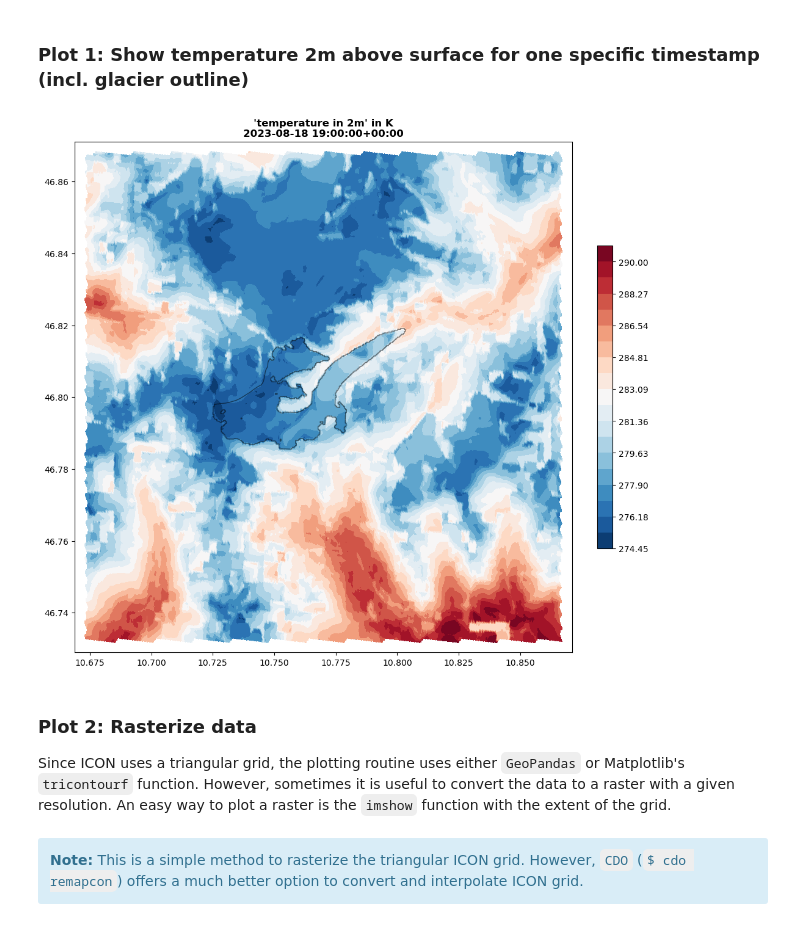
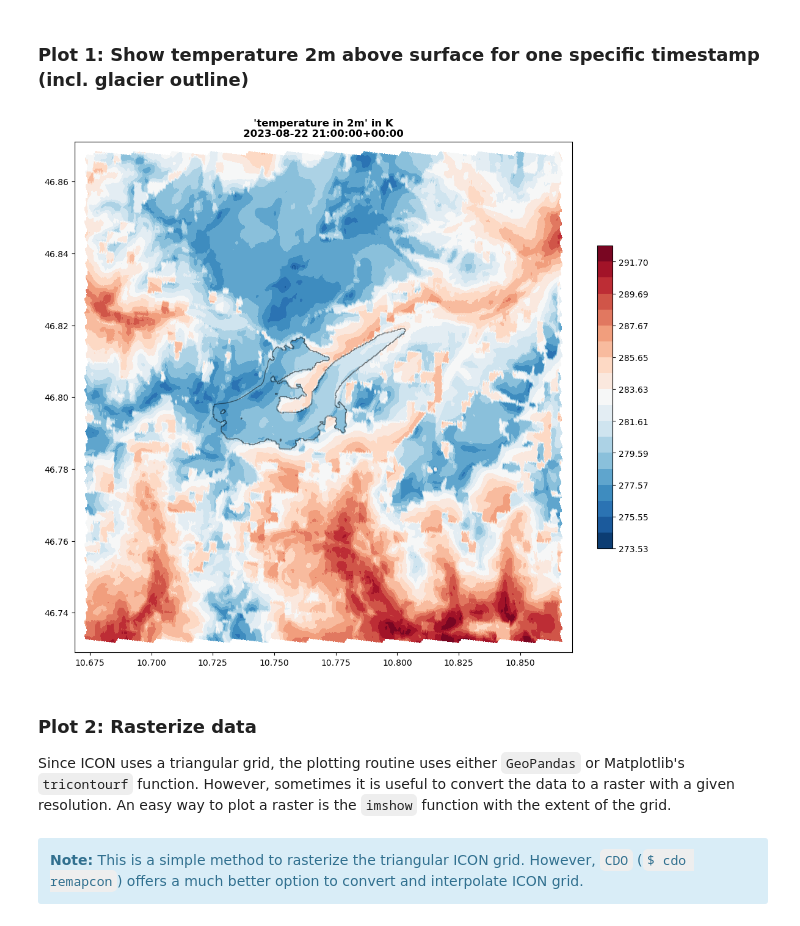
Before and after one commit to ClimLabTools/ICONProcessor, a Jupyter notebook: Examples/ICON_Example_HEF_DataGrid.ipynb, the cells around one changed output. Drawn from its saved outputs; the diff is of its cells as text; code cells hidden in the pictures.

Commit message:
Example ICON data - full grid and point

```diff
--- a/Examples/ICON_Example_HEF_DataGrid.ipynb
+++ b/Examples/ICON_Example_HEF_DataGrid.ipynb
@@ -26,8 +26,7 @@ root_dir = '/Users/geoalxx/Python/_ICON_data/hef/'
 
 file_51_grid       = root_dir + 'grid/hef_51m_DOM07.nc'
 file_51_extpar     = root_dir + 'grid/external_parameter_icon_hef_51m_DOM07_ALBEDO_RGI_tiles.nc'
-file_51_data_grid  = root_dir + 'data/LES_DOM01_ML_0016_single_t.nc'
-file_51_data_point = root_dir + 'data/LES_DOM01_37433_ML.nc'
+file_51_data_grid  = root_dir + 'data/LES_DOM01_ML_0032.nc'
 # %% [markdown]
 Read RGI v7.0 outlines for Central Europe as GeoDataframe. The outlines can be used for the plots.
 # %%
@@ -47,14 +46,14 @@ display(rgi_hef)
 # %%
 # init grid with files for 51m domain
 grid_51 = ICONGrid(file_51_grid, file_51_extpar)
 
 # init data grid
 datagrid_51 = grid_51.get_ICONDataGrid(file_51_data_grid)
-datagrid_51.plot_variable_2D(var='t_2m', time=0, no_zeros=True, outlines=rgi_hef, cmap='RdBu_r')
+datagrid_51.plot_variable_2D(var='t_2m', time=2, no_zeros=True, outlines=rgi_hef, cmap='RdBu_r')
 # %% [output]
-[figure, old version]
+[figure, new version]
 # %% [markdown]
-### Plot 2: Rasterize data ###
+### Plot 2: Rasterize data
 
 Since ICON uses a triangular grid, the plotting routine uses either `GeoPandas` or Matplotlib's `tricontourf` function. However, sometimes it is useful to convert the data to a raster with a given resolution. An easy way to plot a raster is the `imshow` function with the extent of the grid.
 # %% [markdown]
```
Also changed, not shown: parts of 4 cells of this notebook, 1 other file.
